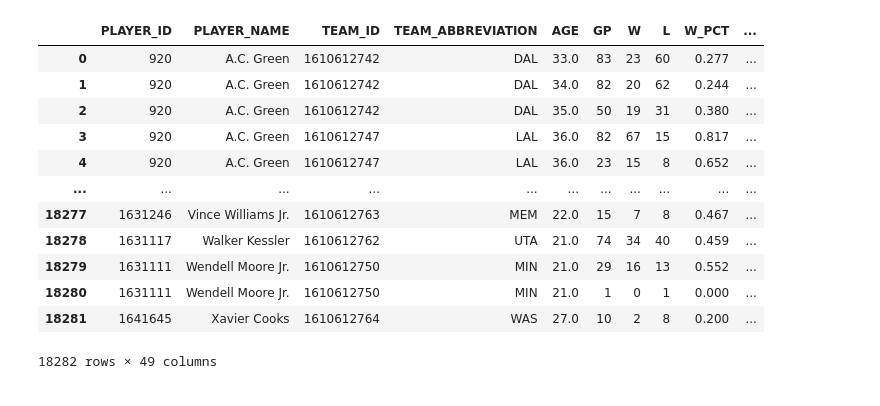
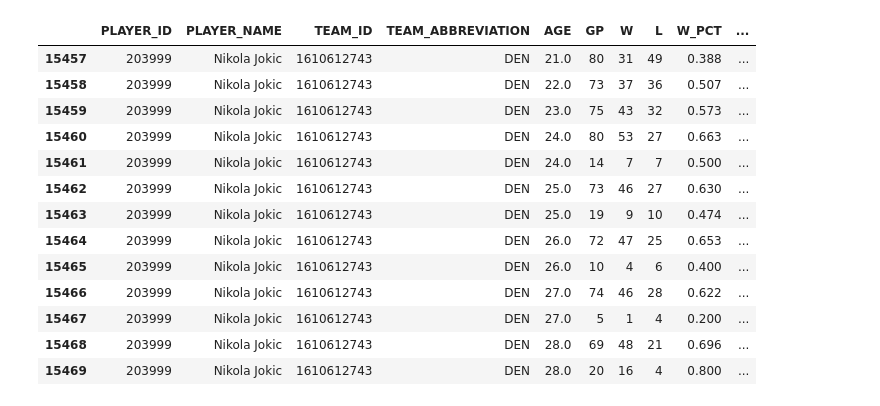
Before and after one commit to NEAT-Scouting-Data-Analytics/NEAT-Scouting-Data-Analytics, a Jupyter notebook: Merged_nbaStats_table.ipynb, the cells around one changed output. Cells and saved outputs as stored; diff of their text form; code cells hidden in the pictures.

```diff
--- a/Merged_nbaStats_table.ipynb
+++ b/Merged_nbaStats_table.ipynb
@@ -147,13 +61,9 @@ final_merged_df
 # %%
-
-
+# Drop '_x' at the end of column names
 for column in final_merged_df.columns:
     if '_x' in column:
         column_name = column.replace('_x', '')
         final_merged_df.rename(columns={column:column_name}, inplace=True)
 
-final_merged_df['Season'] = final_merged_df['Season'].apply(lambda x:'Regular Season' if x =='Regular' else x)
-
-final_merged_df
-
-# df.rename(columns = lambda x : x.lower().replace(' ','_').replace('#', 'num'), inplace=True)
+# Change regular season name at 'Season' column
+final_merged_df['Season'] = final_merged_df['Season'].apply(lambda x:'Regular Season' if x =='Regular%20Season' else x)
@@ -174,16 +70,22 @@ final_merged_df
-# %%
-final_merged_df
-# %% [output]
-|  | PLAYER_ID | PLAYER_NAME | TEAM_ID | TEAM_ABBREVIATION | AGE | GP | W | L | W_PCT | ... |
-| 0 | 920 | A.C. Green | 1610612742 | DAL | 33.0 | 83 | 23 | 60 | 0.277 | ... |
-| 1 | 920 | A.C. Green | 1610612742 | DAL | 34.0 | 82 | 20 | 62 | 0.244 | ... |
-| 2 | 920 | A.C. Green | 1610612742 | DAL | 35.0 | 50 | 19 | 31 | 0.380 | ... |
-| 3 | 920 | A.C. Green | 1610612747 | LAL | 36.0 | 82 | 67 | 15 | 0.817 | ... |
-| 4 | 920 | A.C. Green | 1610612747 | LAL | 36.0 | 23 | 15 | 8 | 0.652 | ... |
-| ... | ... | ... | ... | ... | ... | ... | ... | ... | ... | ... |
-| 18277 | 1631246 | Vince Williams Jr. | 1610612763 | MEM | 22.0 | 15 | 7 | 8 | 0.467 | ... |
-| 18278 | 1631117 | Walker Kessler | 1610612762 | UTA | 21.0 | 74 | 34 | 40 | 0.459 | ... |
-| 18279 | 1631111 | Wendell Moore Jr. | 1610612750 | MIN | 21.0 | 29 | 16 | 13 | 0.552 | ... |
-| 18280 | 1631111 | Wendell Moore Jr. | 1610612750 | MIN | 21.0 | 1 | 0 | 1 | 0.000 | ... |
-| 18281 | 1641645 | Xavier Cooks | 1610612764 | WAS | 27.0 | 10 | 2 | 8 | 0.200 | ... |
-18282 rows × 49 columns
+# %%
+# Output of final dataframe
+nj = final_merged_df[(final_merged_df['PLAYER_NAME'] == 'Nikola Jokic')]
+nj
+
+# We don´t need:
+# PFD, PLAYER_HEIGHT, PLAYER_HEIGHT_INCHES, PLAYER_WEIGHT, PTS, REB, AST
+# %% [output]
+|  | PLAYER_ID | PLAYER_NAME | TEAM_ID | TEAM_ABBREVIATION | AGE | GP | W | L | W_PCT | ... |
+| 15457 | 203999 | Nikola Jokic | 1610612743 | DEN | 21.0 | 80 | 31 | 49 | 0.388 | ... |
+| 15458 | 203999 | Nikola Jokic | 1610612743 | DEN | 22.0 | 73 | 37 | 36 | 0.507 | ... |
+| 15459 | 203999 | Nikola Jokic | 1610612743 | DEN | 23.0 | 75 | 43 | 32 | 0.573 | ... |
+| 15460 | 203999 | Nikola Jokic | 1610612743 | DEN | 24.0 | 80 | 53 | 27 | 0.663 | ... |
+| 15461 | 203999 | Nikola Jokic | 1610612743 | DEN | 24.0 | 14 | 7 | 7 | 0.500 | ... |
+| 15462 | 203999 | Nikola Jokic | 1610612743 | DEN | 25.0 | 73 | 46 | 27 | 0.630 | ... |
+| 15463 | 203999 | Nikola Jokic | 1610612743 | DEN | 25.0 | 19 | 9 | 10 | 0.474 | ... |
+| 15464 | 203999 | Nikola Jokic | 1610612743 | DEN | 26.0 | 72 | 47 | 25 | 0.653 | ... |
+| 15465 | 203999 | Nikola Jokic | 1610612743 | DEN | 26.0 | 10 | 4 | 6 | 0.400 | ... |
+| 15466 | 203999 | Nikola Jokic | 1610612743 | DEN | 27.0 | 74 | 46 | 28 | 0.622 | ... |
+| 15467 | 203999 | Nikola Jokic | 1610612743 | DEN | 27.0 | 5 | 1 | 4 | 0.200 | ... |
+| 15468 | 203999 | Nikola Jokic | 1610612743 | DEN | 28.0 | 69 | 48 | 21 | 0.696 | ... |
+| 15469 | 203999 | Nikola Jokic | 1610612743 | DEN | 28.0 | 20 | 16 | 4 | 0.800 | ... |
```
Also changed, not shown: parts of 9 cells of this notebook, 4 other files.
